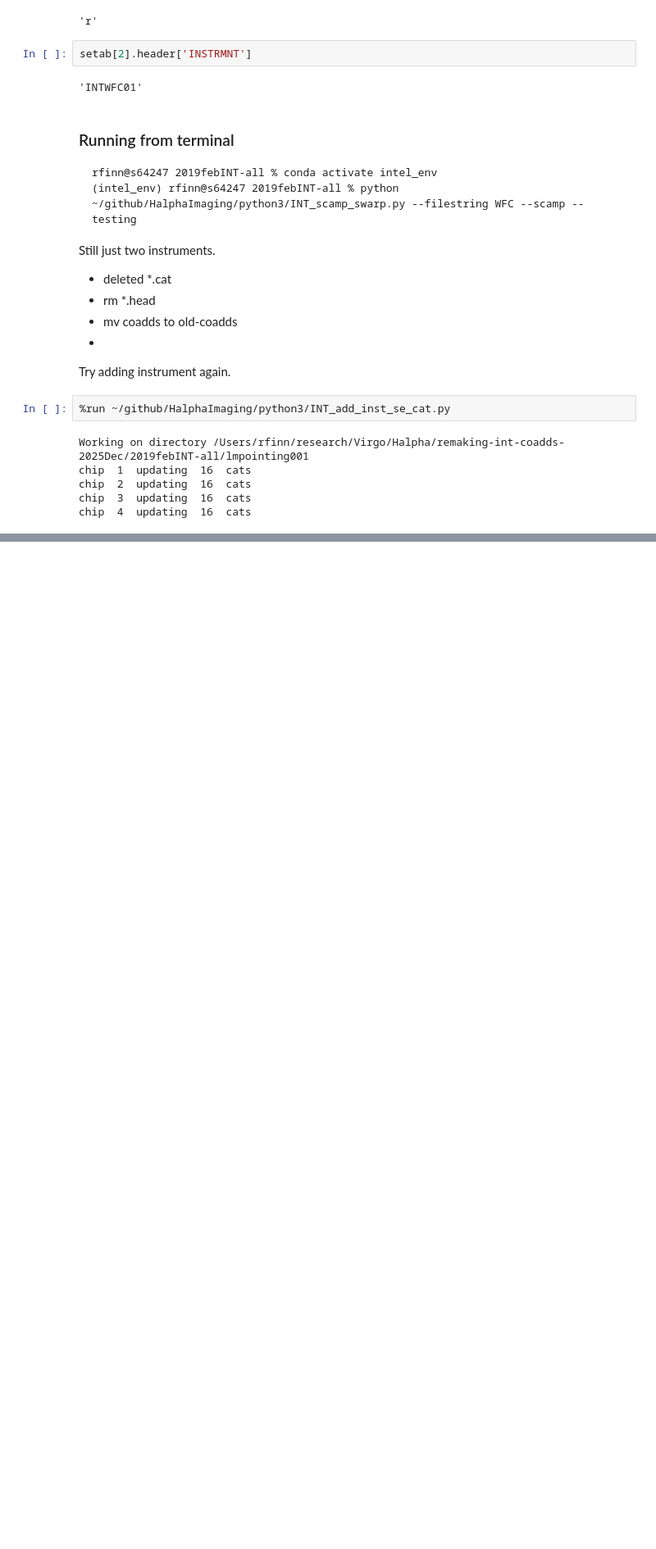
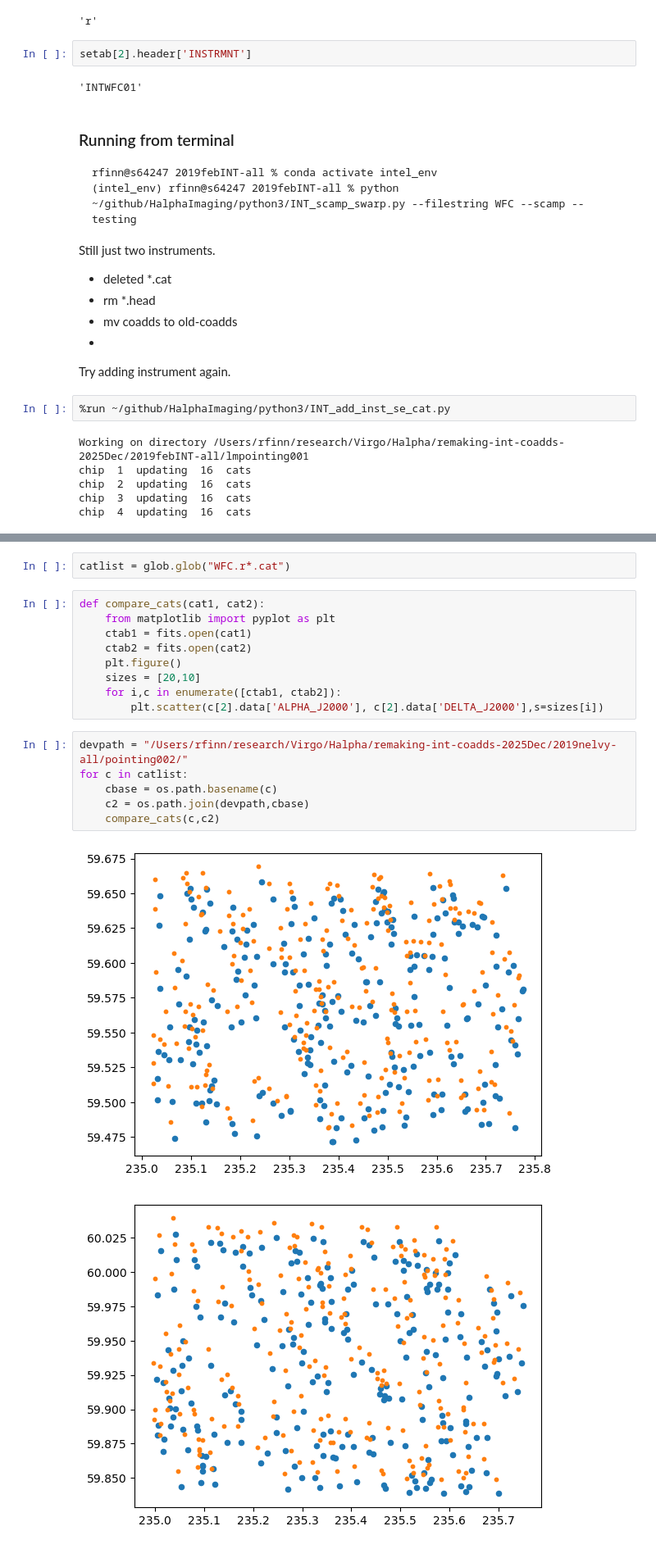
Before and after one commit to rfinn/HalphaImaging, a Jupyter notebook: notebooks/INT-align-coadd-dev.ipynb, the cells around one changed output, grey strips where cells are left out. Shown at 82% size. Drawn from its saved outputs; the diff is of its cells as text; blank space fills up the shorter version.

```diff
--- a/notebooks/INT-align-coadd-dev.ipynb
+++ b/notebooks/INT-align-coadd-dev.ipynb
@@ -553,0 +568,20 @@ chip  4  updating  16  cats
+# %%
+catlist = glob.glob("WFC.r*.cat")
+# %%
+def compare_cats(cat1, cat2):
+    from matplotlib import pyplot as plt
+    ctab1 = fits.open(cat1)
+    ctab2 = fits.open(cat2)
+    plt.figure()
+    sizes = [20,10]
+    for i,c in enumerate([ctab1, ctab2]):
+        plt.scatter(c[2].data['ALPHA_J2000'], c[2].data['DELTA_J2000'],s=sizes[i])
+# %%
+devpath = "/Users/rfinn/research/Virgo/Halpha/remaking-int-coadds-2025Dec/2019nelvy-all/pointing002/"
+for c in catlist:
+    cbase = os.path.basename(c)
+    c2 = os.path.join(devpath,cbase)
+    compare_cats(c,c2)
+# %% [output]
+[figure, added]
+[figure, added]
```
Also changed, not shown: parts of 3 cells of this notebook, 1 other file.
